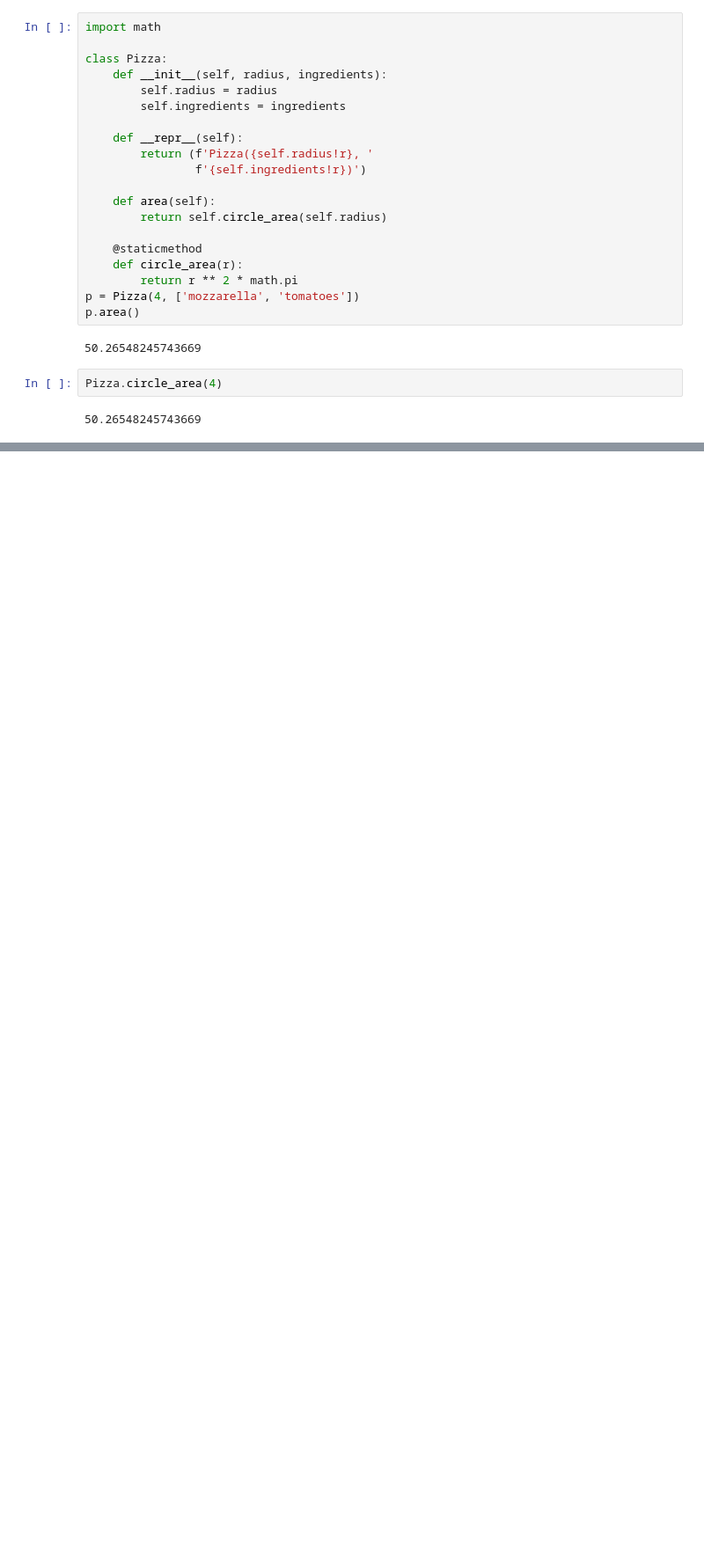
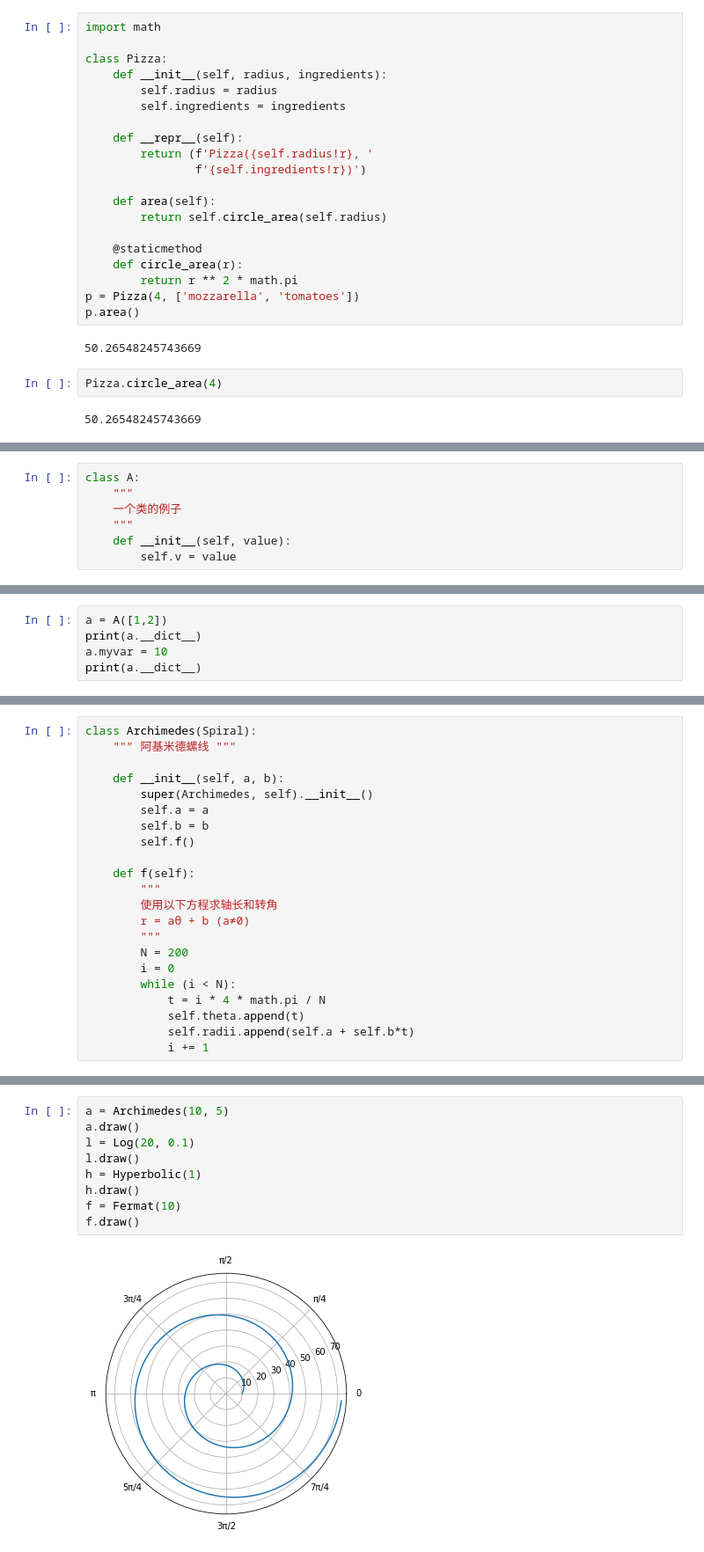
Before and after one commit to samuelzq/python_math, a Jupyter notebook: ch6/chp6.ipynb, the cells around one changed output, grey strips where cells are left out. Shown: that part at 88% size. Cells and saved outputs as stored; diff of their text form; blank space fills up the shorter version.

```diff
--- a/ch6/chp6.ipynb
+++ b/ch6/chp6.ipynb
@@ -207,0 +573,7 @@ Pizza.circle_area(4)
+# %%
+class A:
+    """
+    一个类的例子
+    """
+    def __init__(self, value):
+        self.v = value
@@ -207,0 +610,5 @@ Pizza.circle_area(4)
+# %%
+a = A([1,2])
+print(a.__dict__)
+a.myvar = 10
+print(a.__dict__)
@@ -207,0 +1352,22 @@ Pizza.circle_area(4)
+# %%
+class Archimedes(Spiral):
+    """ 阿基米德螺线 """
+
+    def __init__(self, a, b):
+        super(Archimedes, self).__init__()
+        self.a = a
+        self.b = b
+        self.f()
+
+    def f(self):
+        """
+        使用以下方程求轴长和转角
+        r = aθ + b (a≠0)
+        """
+        N = 200
+        i = 0
+        while (i < N):
+            t = i * 4 * math.pi / N
+            self.theta.append(t)
+            self.radii.append(self.a + self.b*t)
+            i += 1
@@ -207,0 +1439,11 @@ Pizza.circle_area(4)
+# %%
+a = Archimedes(10, 5)
+a.draw()
+l = Log(20, 0.1)
+l.draw()
+h = Hyperbolic(1)
+h.draw()
+f = Fermat(10)
+f.draw()
+# %% [output]
+[figure, added]
```
Also changed, not shown: parts of 114 cells of this notebook, 2 other files.
